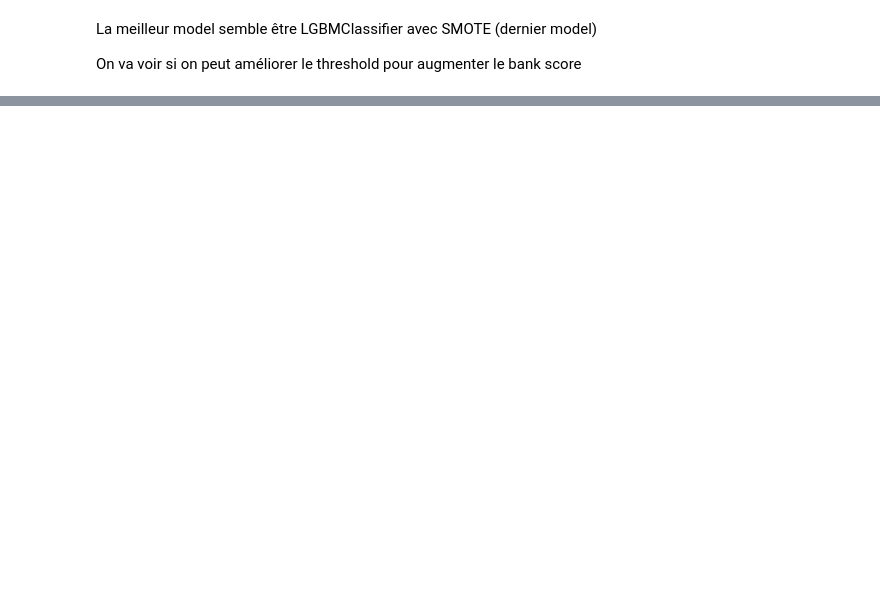
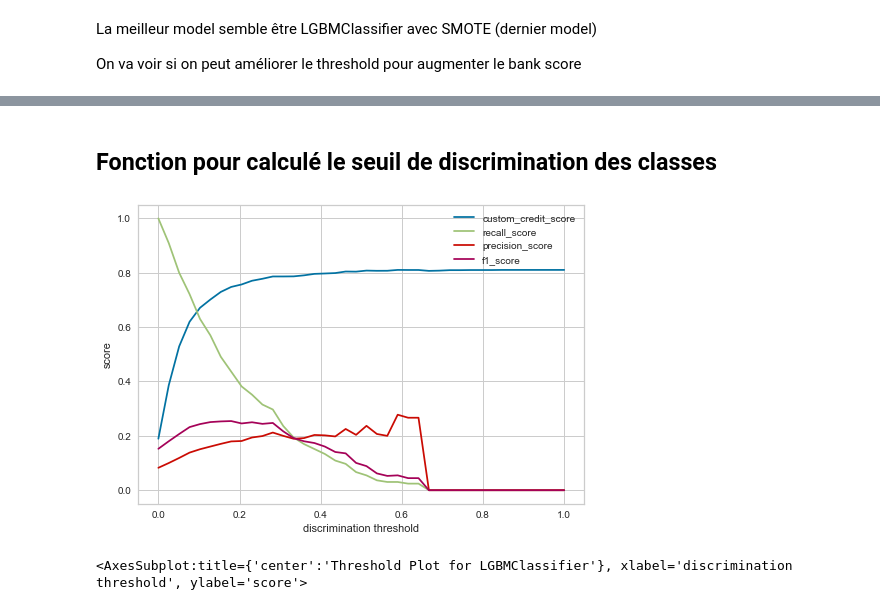
Before and after one commit to mrcreasey/oc-ds-p7-scoring-dashboard, a Jupyter notebook: code/P7_modelisation.ipynb, the cells around one changed output, grey strips where cells are left out. Drawn from its saved outputs; the diff is of its cells as text; code cells hidden in the pictures; blank space fills up the shorter version.

```diff
--- a/code/P7_modelisation.ipynb
+++ b/code/P7_modelisation.ipynb
@@ -2388,0 +2412,34 @@ On va voir si on peut améliorer le threshold pour augmenter le bank score
+# %% [markdown]
+## Fonction pour calculé le seuil de discrimination des classes
+# %%
+def discrimination_threshold(clf:BaseEstimator, x_test_, y_test_, n=1, score_func=custom_credit_score, ax=None):
+    """
+    calculate scores as function of threshold for discriminating class 0 and class 1
+
+    """
+    scores = []
+    thresholds = np.linspace(0, 1, 40)
+
+    y_pred_proba = clf.predict_proba(x_test_)[:, n]
+    for threshold in thresholds:
+        # convert probability into class label, based on threshold
+        y_pred = (y_pred_proba > threshold)*1
+        # y_pred = np.array(y_pred > 0) * 1
+
+        # Add scores
+        scores.append(score_func(y_test_, y_pred, zero_division=0))
+    if ax is None:
+        _, ax=plt.subplots()
+    sns.lineplot(x=thresholds, y=scores, label=f'{score_func.__name__}')
+    plt.xlabel("discrimination threshold")
+    plt.ylabel("score")
+
+_ , ax=plt.subplots()
+discrimination_threshold(gs.best_estimator_,x_test_prep,y_test,1, ax=ax)
+discrimination_threshold(gs.best_estimator_,x_test_prep,y_test,1, score_func=metrics.recall_score, ax=ax)
+discrimination_threshold(gs.best_estimator_,x_test_prep,y_test,1, score_func=metrics.precision_score, ax=ax)
+discrimination_threshold(gs.best_estimator_,x_test_prep,y_test,1, score_func=metrics.f1_score, ax=ax)
+visualizer.show(ax=ax)
+# %% [output]
+[figure, added]
+<AxesSubplot:title={'center':'Threshold Plot for LGBMClassifier'}, xlabel='discrimination threshold', ylabel='score'>
```
Also changed, not shown: parts of 3 cells of this notebook.
